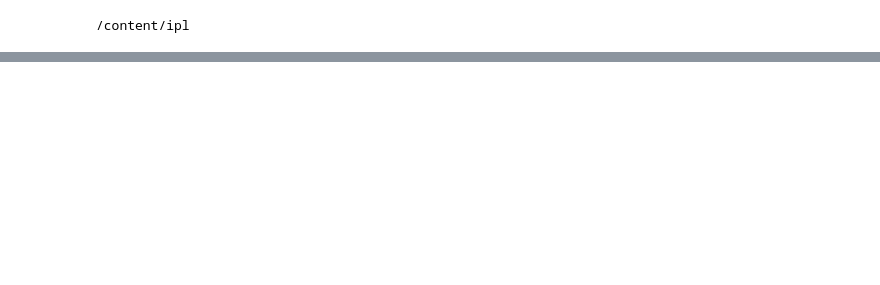
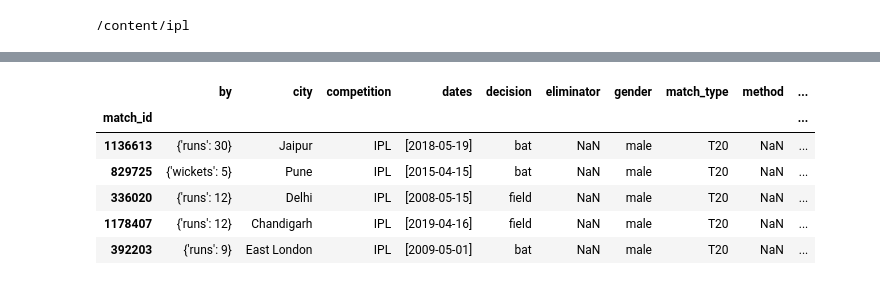
Before and after one commit to ravi-gopalan/ipl_analysis, a Jupyter notebook: ipl_analysis.ipynb, the cells around one changed output, grey strips where cells are left out. Saved outputs shown, nothing was run; the diff lists cells and outputs as text; code cells hidden in the pictures; blank space fills up the shorter version.

Commit message:
IPL data (2008-2019) from cricsheet downloaded , wrangled and dataframe created for EDA

```diff
--- a/ipl_analysis.ipynb
+++ b/ipl_analysis.ipynb
@@ -71,0 +129,7 @@ df_innings = pd.read_csv('innings_data.csv',sep=',')
+# %%
+def create_data_frame_from_info_dict(datafile_json):
+  info = pd.DataFrame({'info':datafile_json['info']}).T
+  outcome = info['outcome'].apply(pd.Series)
+  toss = info['toss'].apply(pd.Series)
+  match_summary = info.join(outcome,rsuffix='_outcome').join(toss, rsuffix='_toss').drop(columns=['outcome','toss'])
+  return match_summary
@@ -71,0 +192,2 @@ df_innings = pd.read_csv('innings_data.csv',sep=',')
+# %%
+df_match_summary = pd.concat(info_list)
@@ -71,0 +212,4 @@ df_innings = pd.read_csv('innings_data.csv',sep=',')
+# %%
+df_match_summary = df_match_summary.set_index('match_id')
+# %%
+df_match_summary.set_index('match_id')
@@ -71,0 +252,10 @@ df_innings = pd.read_csv('innings_data.csv',sep=',')
+# %%
+df_match_summary.head()
+# %% [output]
+|  | by | city | competition | dates | decision | eliminator | gender | match_type | method | ... |
+| match_id |  |  |  |  |  |  |  |  |  | ... |
+| 1136613 | {'runs': 30} | Jaipur | IPL | [2018-05-19] | bat | NaN | male | T20 | NaN | ... |
+| 829725 | {'wickets': 5} | Pune | IPL | [2015-04-15] | bat | NaN | male | T20 | NaN | ... |
+| 336020 | {'runs': 12} | Delhi | IPL | [2008-05-15] | field | NaN | male | T20 | NaN | ... |
+| 1178407 | {'runs': 12} | Chandigarh | IPL | [2019-04-16] | field | NaN | male | T20 | NaN | ... |
+| 392203 | {'runs': 9} | East London | IPL | [2009-05-01] | bat | NaN | male | T20 | NaN | ... |
```
Also changed, not shown: parts of 40 cells of this notebook.
